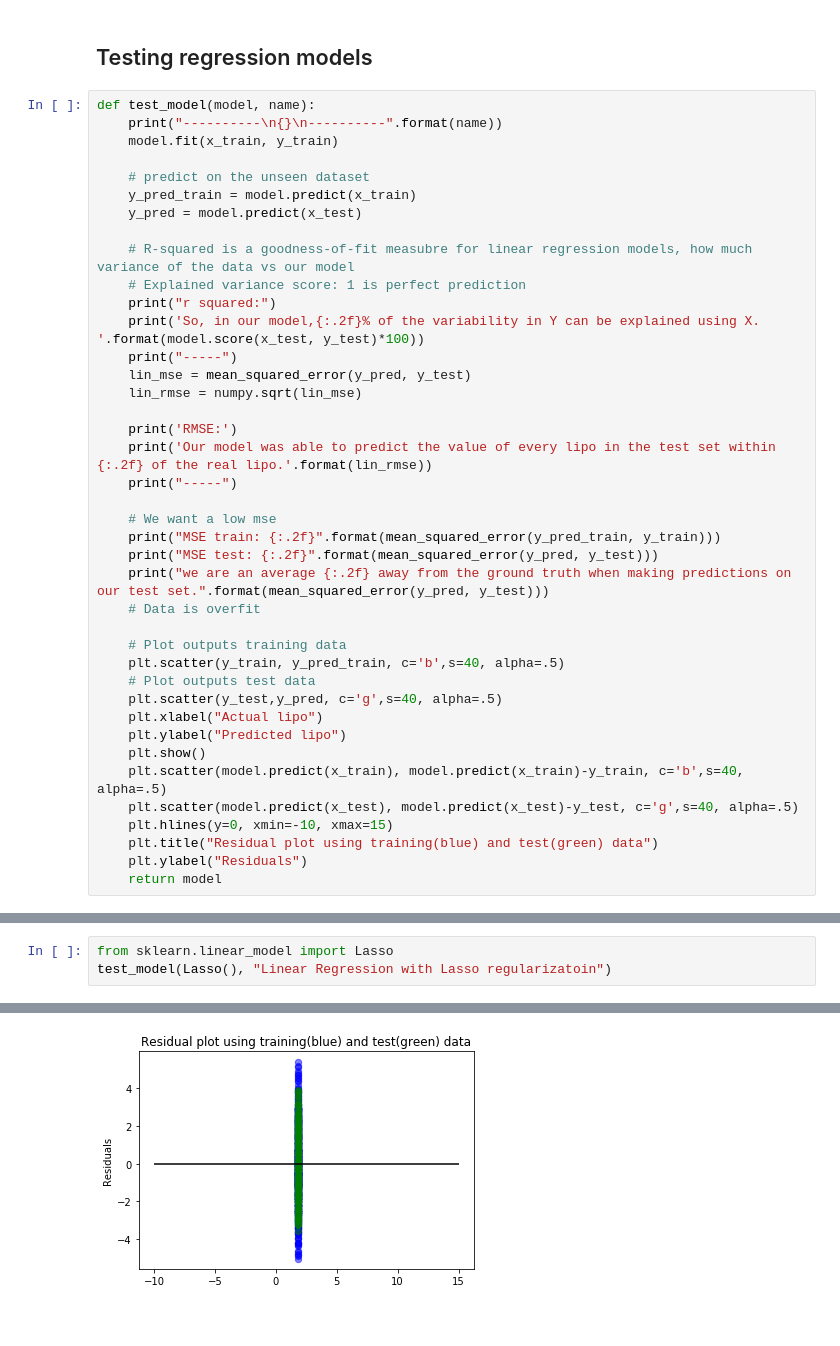
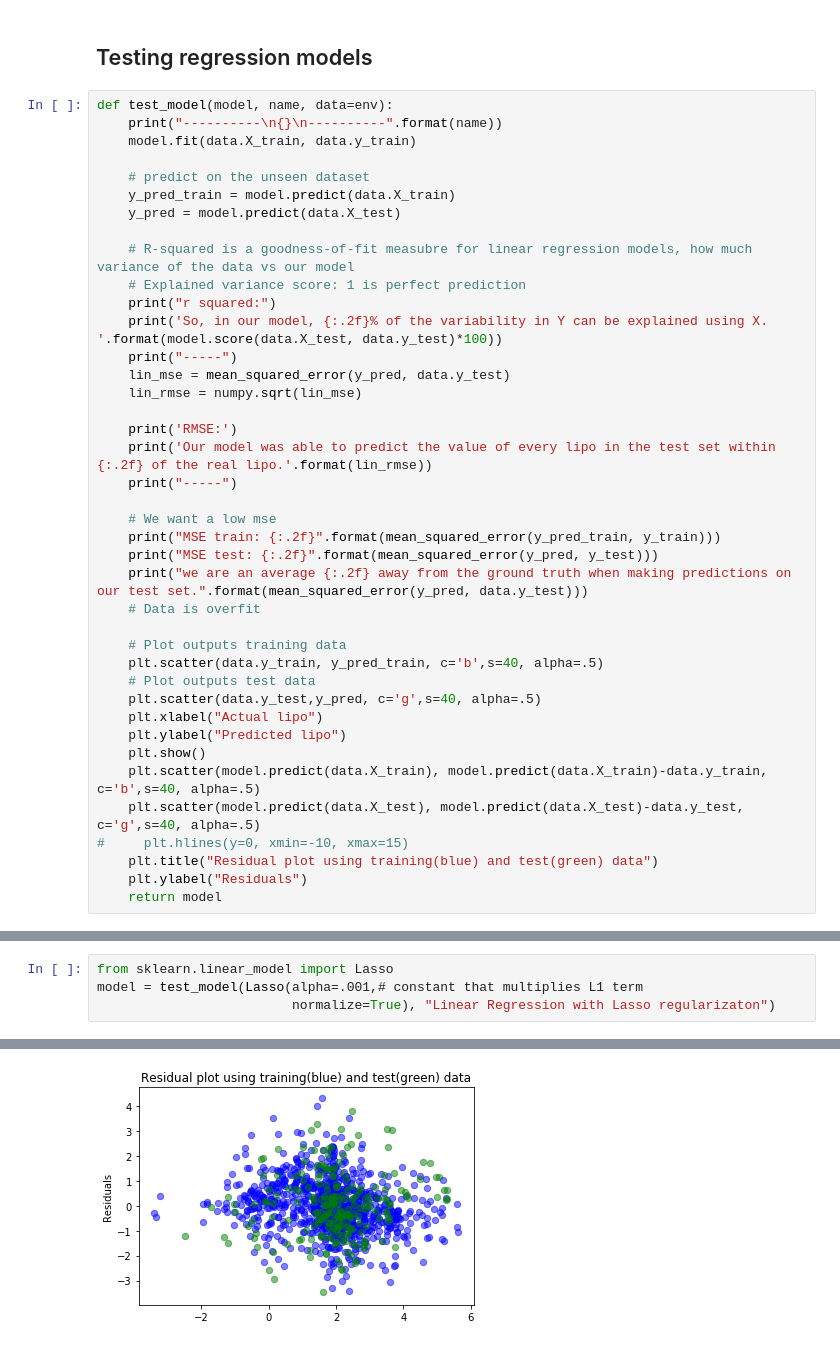
Before and after one commit to cfu288/ml-predict-lipohpillicity, a Jupyter notebook: main.ipynb, the cells around one changed output, grey strips where cells are left out. Cells and saved outputs as stored; diff of their text form.

Commit message:
preprocessed data (normalized and scaled), tuned some hyperparams

```diff
--- a/main.ipynb
+++ b/main.ipynb
@@ -89,20 +104,20 @@ x_test, y_test = df_to_xy(test_set)
 # %% [markdown]
 ## Testing regression models
 # %%
-def test_model(model, name):
+def test_model(model, name, data=env):
     print("----------\n{}\n----------".format(name))
-    model.fit(x_train, y_train)
+    model.fit(data.X_train, data.y_train)
 
     # predict on the unseen dataset
-    y_pred_train = model.predict(x_train)
-    y_pred = model.predict(x_test)
+    y_pred_train = model.predict(data.X_train)
+    y_pred = model.predict(data.X_test)
 
     # R-squared is a goodness-of-fit measubre for linear regression models, how much variance of the data vs our model
     # Explained variance score: 1 is perfect prediction
     print("r squared:")
-    print('So, in our model,{:.2f}% of the variability in Y can be explained using X. '.format(model.score(x_test, y_test)*100))
+    print('So, in our model, {:.2f}% of the variability in Y can be explained using X. '.format(model.score(data.X_test, data.y_test)*100))
     print("-----")
-    lin_mse = mean_squared_error(y_pred, y_test)
+    lin_mse = mean_squared_error(y_pred, data.y_test)
     lin_rmse = numpy.sqrt(lin_mse)
 
     print('RMSE:')
@@ -112,19 +127,19 @@ def test_model(model, name):
     # We want a low mse
     print("MSE train: {:.2f}".format(mean_squared_error(y_pred_train, y_train)))
     print("MSE test: {:.2f}".format(mean_squared_error(y_pred, y_test)))
-    print("we are an average {:.2f} away from the ground truth when making predictions on our test set.".format(mean_squared_error(y_pred, y_test)))
+    print("we are an average {:.2f} away from the ground truth when making predictions on our test set.".format(mean_squared_error(y_pred, data.y_test)))
     # Data is overfit
 
     # Plot outputs training data
-    plt.scatter(y_train, y_pred_train, c='b',s=40, alpha=.5)
+    plt.scatter(data.y_train, y_pred_train, c='b',s=40, alpha=.5)
     # Plot outputs test data
-    plt.scatter(y_test,y_pred, c='g',s=40, alpha=.5)
+    plt.scatter(data.y_test,y_pred, c='g',s=40, alpha=.5)
     plt.xlabel("Actual lipo")
     plt.ylabel("Predicted lipo")
     plt.show()
-    plt.scatter(model.predict(x_train), model.predict(x_train)-y_train, c='b',s=40, alpha=.5)
-    plt.scatter(model.predict(x_test), model.predict(x_test)-y_test, c='g',s=40, alpha=.5)
-    plt.hlines(y=0, xmin=-10, xmax=15)
+    plt.scatter(model.predict(data.X_train), model.predict(data.X_train)-data.y_train, c='b',s=40, alpha=.5)
+    plt.scatter(model.predict(data.X_test), model.predict(data.X_test)-data.y_test, c='g',s=40, alpha=.5)
+#     plt.hlines(y=0, xmin=-10, xmax=15)
     plt.title("Residual plot using training(blue) and test(green) data")
     plt.ylabel("Residuals")
     return model
@@ -171,5 +168,6 @@ Ridge(alpha=1.0, copy_X=True, fit_intercept=True, max_iter=None,
 # %%
 from sklearn.linear_model import Lasso
-test_model(Lasso(), "Linear Regression with Lasso regularizatoin")
+model = test_model(Lasso(alpha=.001,# constant that multiplies L1 term
+                         normalize=True), "Linear Regression with Lasso regularizaton")
 # %% [output]
 ----------
@@ -191 +186 @@ Lasso(alpha=1.0, copy_X=True, fit_intercept=True, max_iter=1000,
-[figure, old version]
+[figure, new version]
```
Also changed, not shown: parts of 11 cells of this notebook.
